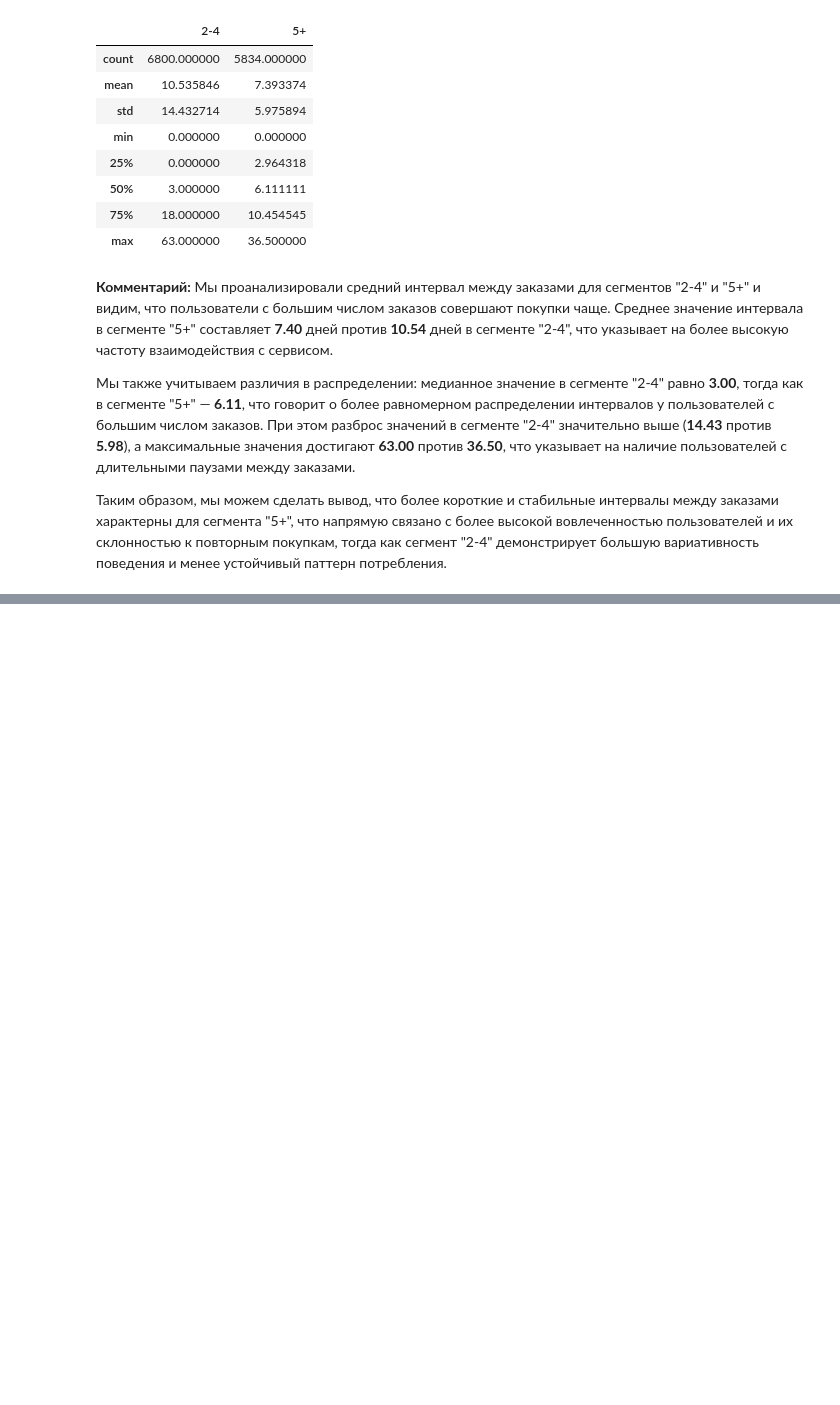
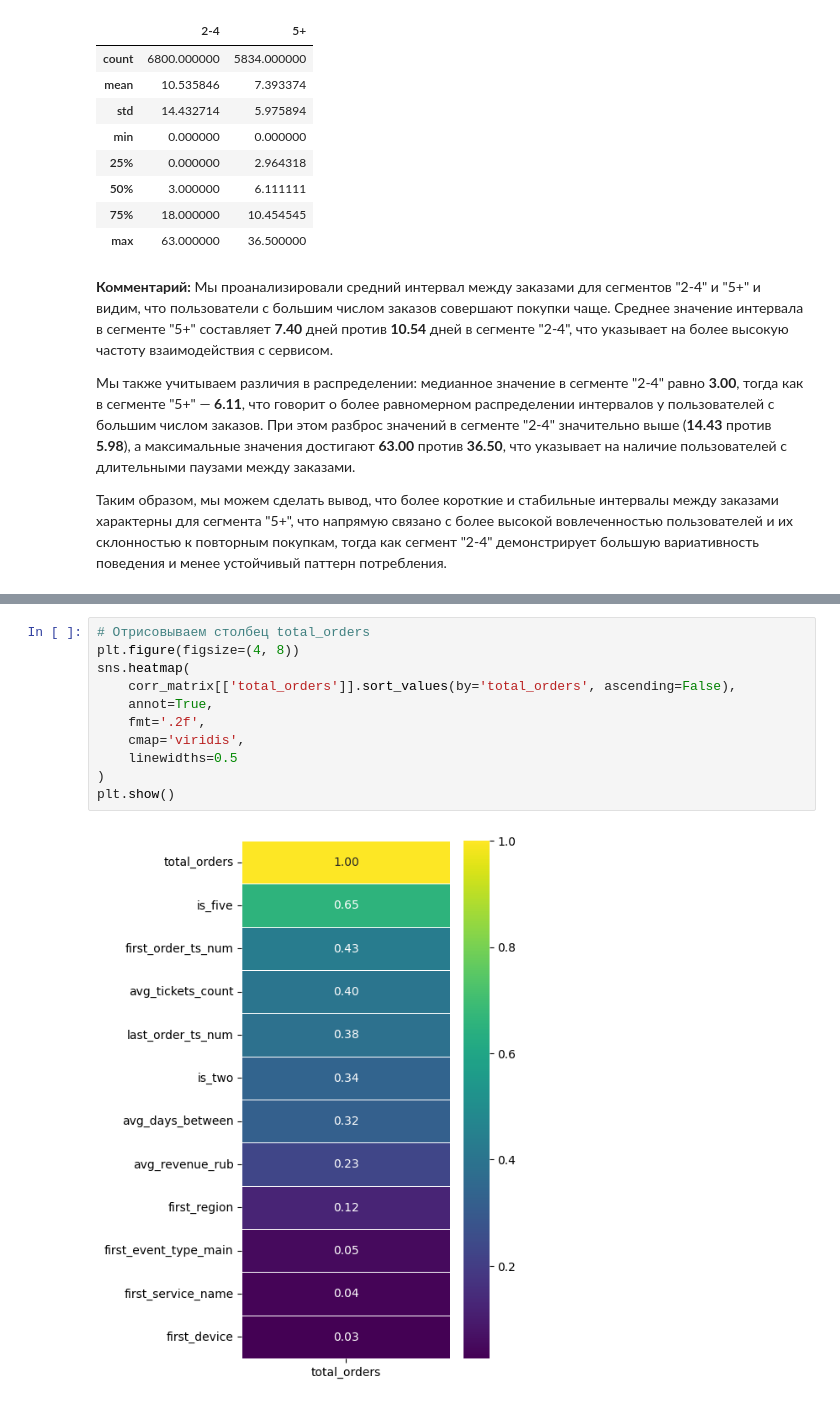
Before and after one commit to achezganov/yandex_afisha_eda, a Jupyter notebook: main.ipynb, the cells around one changed output, grey strips where cells are left out. Saved outputs shown, nothing was run; the diff lists cells and outputs as text; blank space fills up the shorter version.

```diff
--- a/main.ipynb
+++ b/main.ipynb
@@ -1558,0 +1672,13 @@ stats_df
+# %%
+# Отрисовываем столбец total_orders
+plt.figure(figsize=(4, 8))
+sns.heatmap(
+    corr_matrix[['total_orders']].sort_values(by='total_orders', ascending=False),
+    annot=True,
+    fmt='.2f',
+    cmap='viridis',
+    linewidths=0.5
+)
+plt.show()
+# %% [output]
+[figure, added]
```
Also changed, not shown: parts of 12 cells of this notebook.
